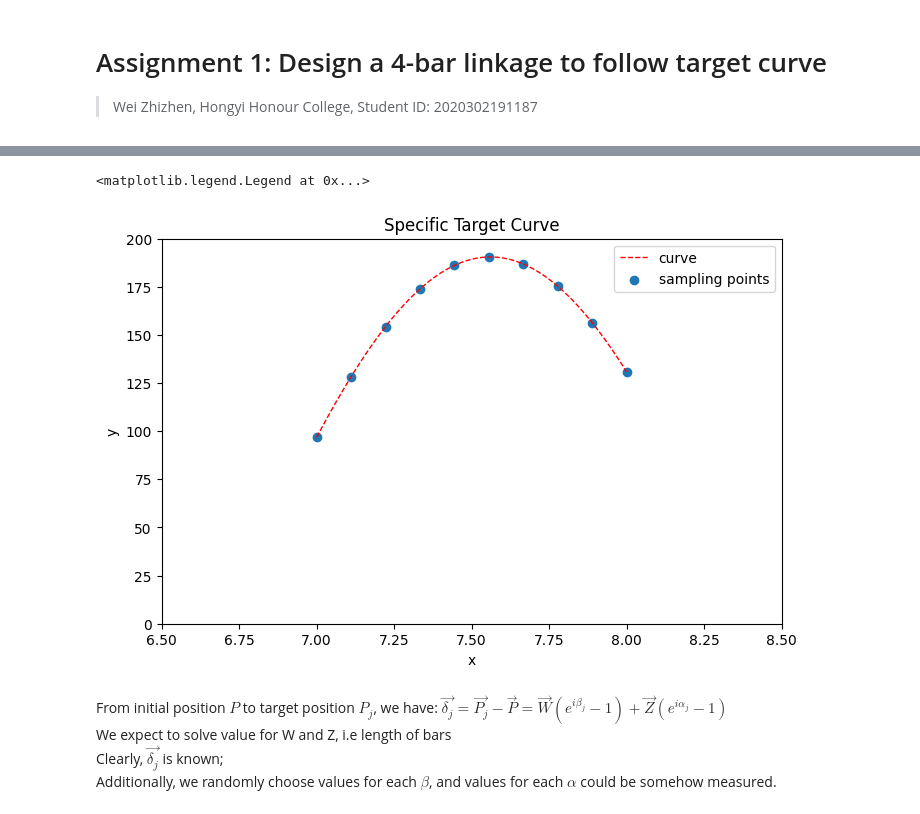
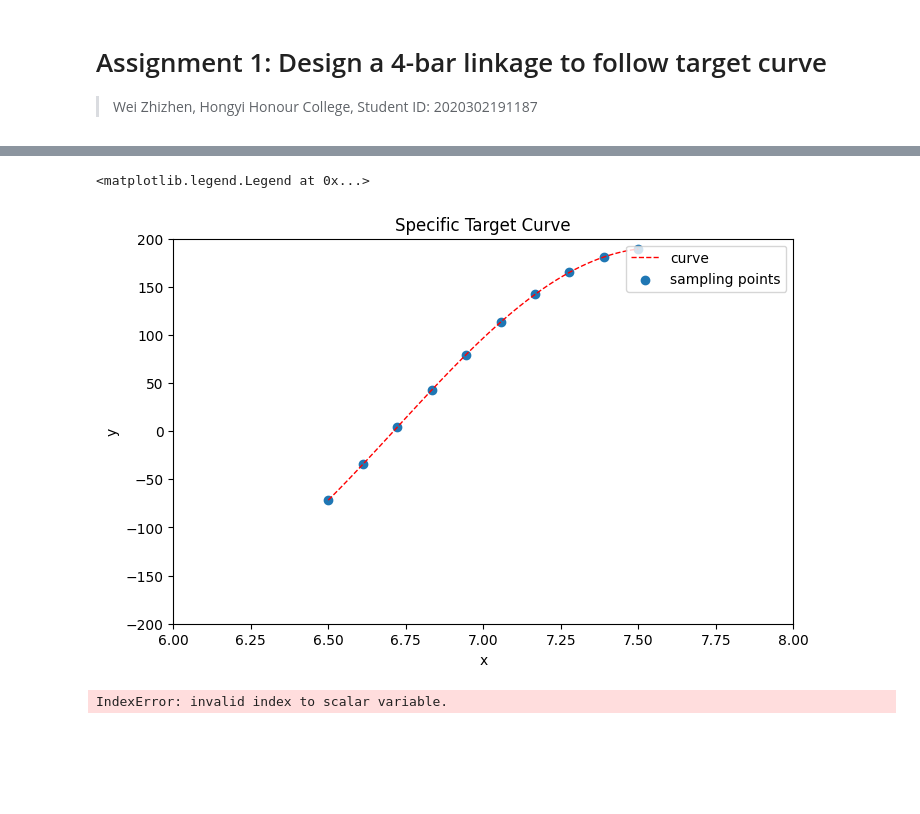
Before and after one commit to Endymion1021/Design-and-Manufacturing, a Jupyter notebook: Regular Assignments/four_bar_linkage.ipynb, the cells around one changed output, grey strips where cells are left out. Cells and saved outputs as stored; diff of their text form; code cells hidden in the pictures; blank space fills up the shorter version.

```diff
--- a/Regular Assignments/four_bar_linkage.ipynb
+++ b/Regular Assignments/four_bar_linkage.ipynb
@@ -27,24 +20,22 @@ Text(0, 0.5, 'y')
 # %%
+import matplotlib.pyplot as plt
+import numpy as np
 # Select segment in x range of [7,8] as specific target curve
 a = 187
-x_s = np.linspace(7,8,100)
+x_s = np.linspace(6.5,7.5,100)
 y_s = a*np.sin(x_s*a/100)+x_s**(a/300)
-x_t = np.linspace(7,8,10)
+x_t = np.linspace(6.5,7.5,10)
 y_t = a*np.sin(x_t*a/100)+x_t**(a/300)
-plt.figure(num=3,figsize=(8,5))
+p = (complex(x_t[i],y_t[i]) for i in range(10))
+plt.figure(num=2,figsize=(8,5))
 plt.plot(x_s,y_s,color='red',linewidth=1.0,linestyle='--',label='curve')
-plt.xlim(6.5,8.5)
-plt.ylim(0,200)
+plt.xlim(6,8)
+plt.ylim(-200,200)
 plt.title('Specific Target Curve')
 plt.xlabel('x')
 plt.ylabel('y')
 plt.scatter(x_t,y_t,label='sampling points')
 plt.legend(loc='upper right')
 # %% [output]
 <matplotlib.legend.Legend at 0x...>
-[figure, old version]
+[figure, new version]
-# %% [markdown]
-From initial position $P$ to target position $P_j$, we have:
-$\vec{\delta_j}=\vec{P_j}-\vec{P}=\vec{W}(e^{i\beta_j}-1)+\vec{Z}(e^{i\alpha_j}-1)$\
-We expect to solve value for W and Z, i.e length of bars\
-Clearly, $\vec{\delta_j}$ is known; <br>Additionally, we randomly choose values for each $\beta$, and values for each $\alpha$ could be somehow measured.<br>
@@ -69,0 +42,57 @@ bar4 = 10
+# %%
+from unittest import result
+import numpy as np
+import matplotlib.pyplot as plt
+from math import pi,e
+from scipy.optimize import minimize
+deg = float("{0:.8f}".format(pi/180))
+# deg_180 = 180*deg
+# from sympy import symbols
+
+# Dyad synthesis, for the left one:
+beta = list((125-5*i)*deg for i in range(10))
+
+# temporarily subsitute alphas with values in uniformed spacing
+alpha = list((50-2*i)*deg for i in range(10))
+
+delta = np.array([(x_t[i]-x_t[0]) (y_t[i]-y_t[0])] for i in range(10))
+
+# Taking p_0 to p_1 as example, what happened to vectors and angles?
+# w_1 = w_0 rotates @ beta_1-beta_0
+
+# Set w[0] and z[0]
+def obj(x):
+        w_length, z_length, alpha = x[0], x[1], x[2]
+        # w_length = 50
+        w = list()
+        w.append([w_length*np.cos(beta[0]),w_length*np.sin(beta[0])])
+        w = list([w[0][1]*np.sin(beta[i]-beta[0])+w[0][0]*np.cos(beta[i]-beta[0]),w[0][1]*np.cos(beta[i]-beta[0])-w[0][0]*np.sin(beta[i]-beta[0])] for i in range (10))
+
+        # z_length = 150
+        z = list()
+        z.append([z_length*np.cos(alpha[0]),z_length*np.sin(alpha[0])])
+        z = list([z[0][1]*np.sin(alpha[i]-alpha[0])+z[0][0]*np.cos(alpha[i]-alpha[0]),z[0][1]*np.cos(alpha[i]-alpha[0])-z[0][0]*np.sin(alpha[i]-alpha[0])] for i in range (10))
+
+        x_d = list((w[i][0]+z[i][0]) for i in range(10))
+        y_d = list((w[i][1]+z[i][1]) for i in range(10))
+
+        error = sum(list(((x_d[i]-x_s[i])**2 + (y_d[i]-y_s[i])**2) for i in range(10)))
+        return error
+
+e = 1e-10
+
+cons = ({'type':'ineq', 'fun': lambda x: x[0]-e},
+        {'type':'ineq', 'fun': lambda x: x[1]-e},
+        {'type':'ineq', 'fun': lambda x: 2*pi-x[2]-e},
+        {'type':'ineq', 'fun': lambda x: x[2]-e}
+        )
+initial_guess = (1,1,1)
+res = minimize(obj, initial_guess, method='COBYLA', constraints=cons)
+print(res.w_length)
+print(res.l_length)
+print('Iteration success?:', res.success)
+print(res.message)
+# plt.plot(x_d,y_d,color='red',linewidth=1.0,linestyle='--',label='curve')
+# plt.plot(x_s,y_s,color='blue',linewidth=1.0,linestyle='--',label='curve')
+# %% [output]
+IndexError: invalid index to scalar variable.
```
Also changed, not shown: parts of 6 cells of this notebook.
